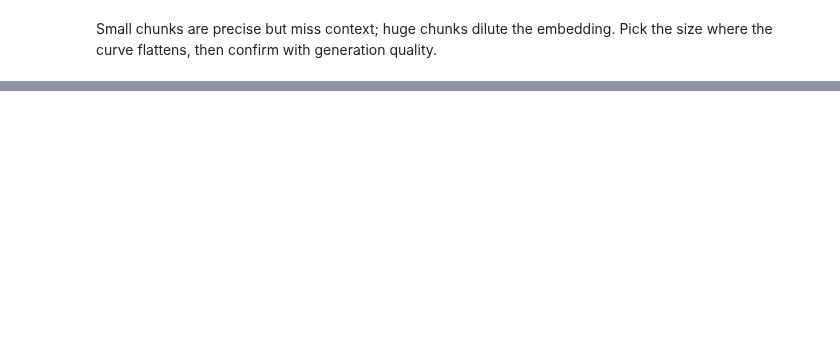
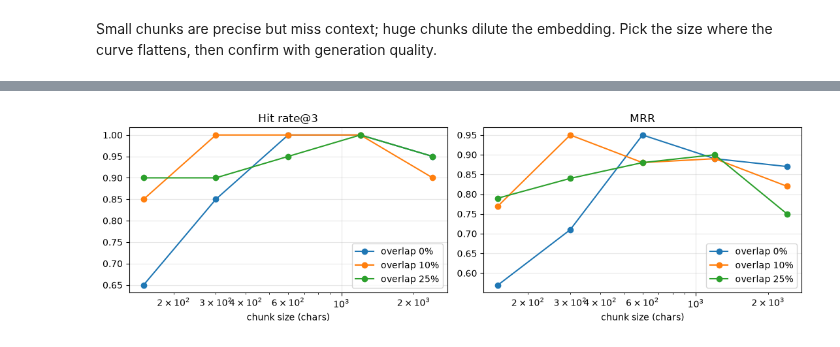
Before and after one commit to Ramakm/RAG, a Jupyter notebook: RAG Fundamentals/05_choose_chunk_size/choose_chunk_size.ipynb, the cells around one changed output, grey strips where cells are left out. Cells and saved outputs as stored; diff of their text form; code cells hidden in the pictures; blank space fills up the shorter version.

```diff
--- a/RAG Fundamentals/05_choose_chunk_size/choose_chunk_size.ipynb
+++ b/RAG Fundamentals/05_choose_chunk_size/choose_chunk_size.ipynb
@@ -29,0 +62,9 @@ Small chunks are precise but miss context; huge chunks dilute the embedding. Pic
+# %%
+rows = []
+for size in [150, 300, 600, 1200, 2400]:
+    for overlap_pct in [0, 10, 25]:
+        st = build_store(chunk_text(text, size=size, overlap=size * overlap_pct // 100))
+        r = evaluate_retriever(st.search, questions, k=3)
+        rows.append({"size": size, "overlap%": overlap_pct, "chunks": len(st), "hit@3": r["hit_rate@3"], "MRR": r["MRR"]})
+grid = pd.DataFrame(rows)
+grid.pivot(index="size", columns="overlap%", values="hit@3")
@@ -29,0 +79,11 @@ Small chunks are precise but miss context; huge chunks dilute the embedding. Pic
+# %%
+import matplotlib.pyplot as plt
+fig, ax = plt.subplots(1, 2, figsize=(11, 3.5))
+for pct, g in grid.groupby("overlap%"):
+    ax[0].plot(g["size"], g["hit@3"], marker="o", label=f"overlap {pct}%")
+    ax[1].plot(g["size"], g["MRR"], marker="o", label=f"overlap {pct}%")
+for a, t in zip(ax, ["Hit rate@3", "MRR"]):
+    a.set_xscale("log"); a.set_xlabel("chunk size (chars)"); a.set_title(t); a.legend(); a.grid(alpha=.3)
+plt.tight_layout(); plt.show()
+# %% [output]
+[figure, added]
```
Also changed, not shown: parts of 18 cells of this notebook, 47 other files.
